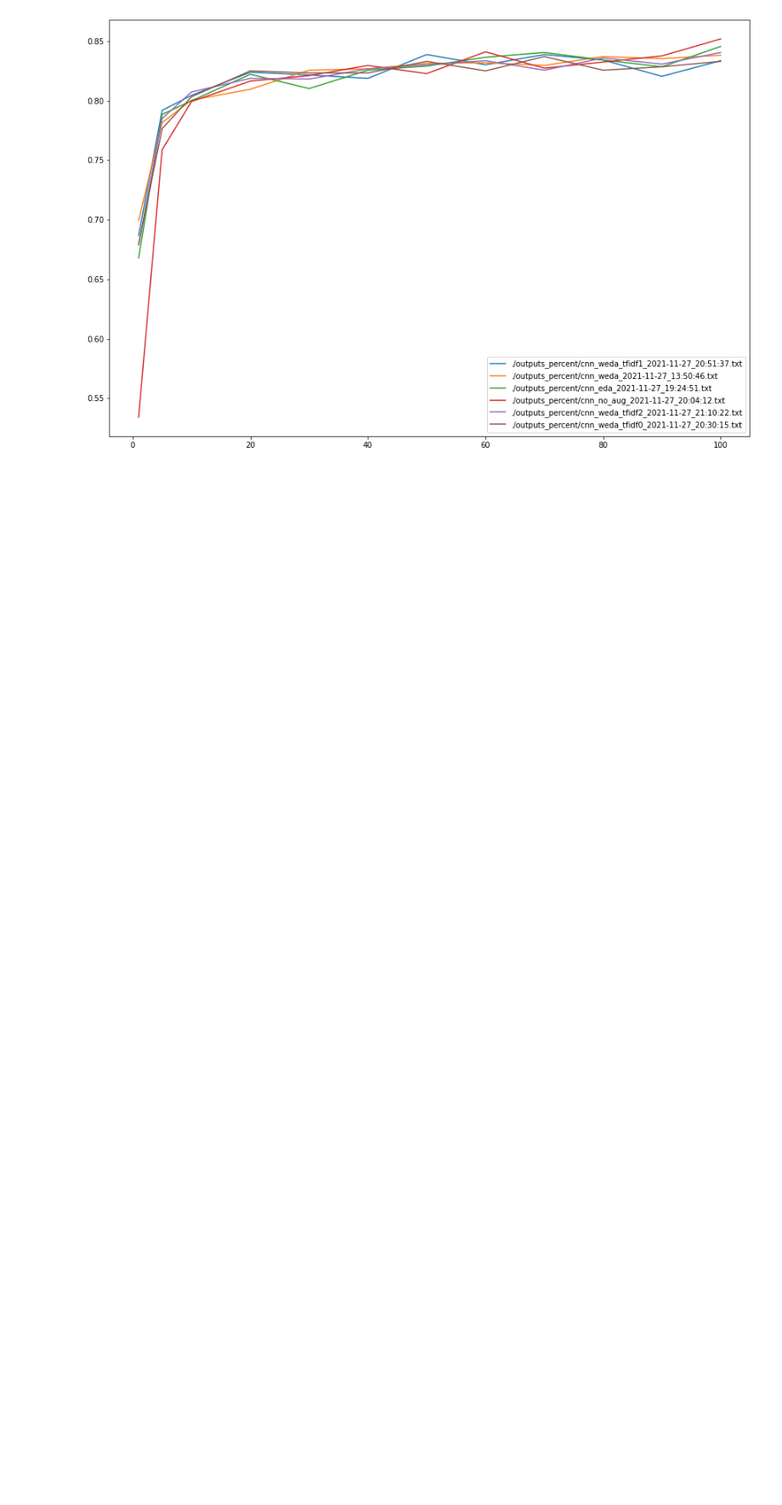
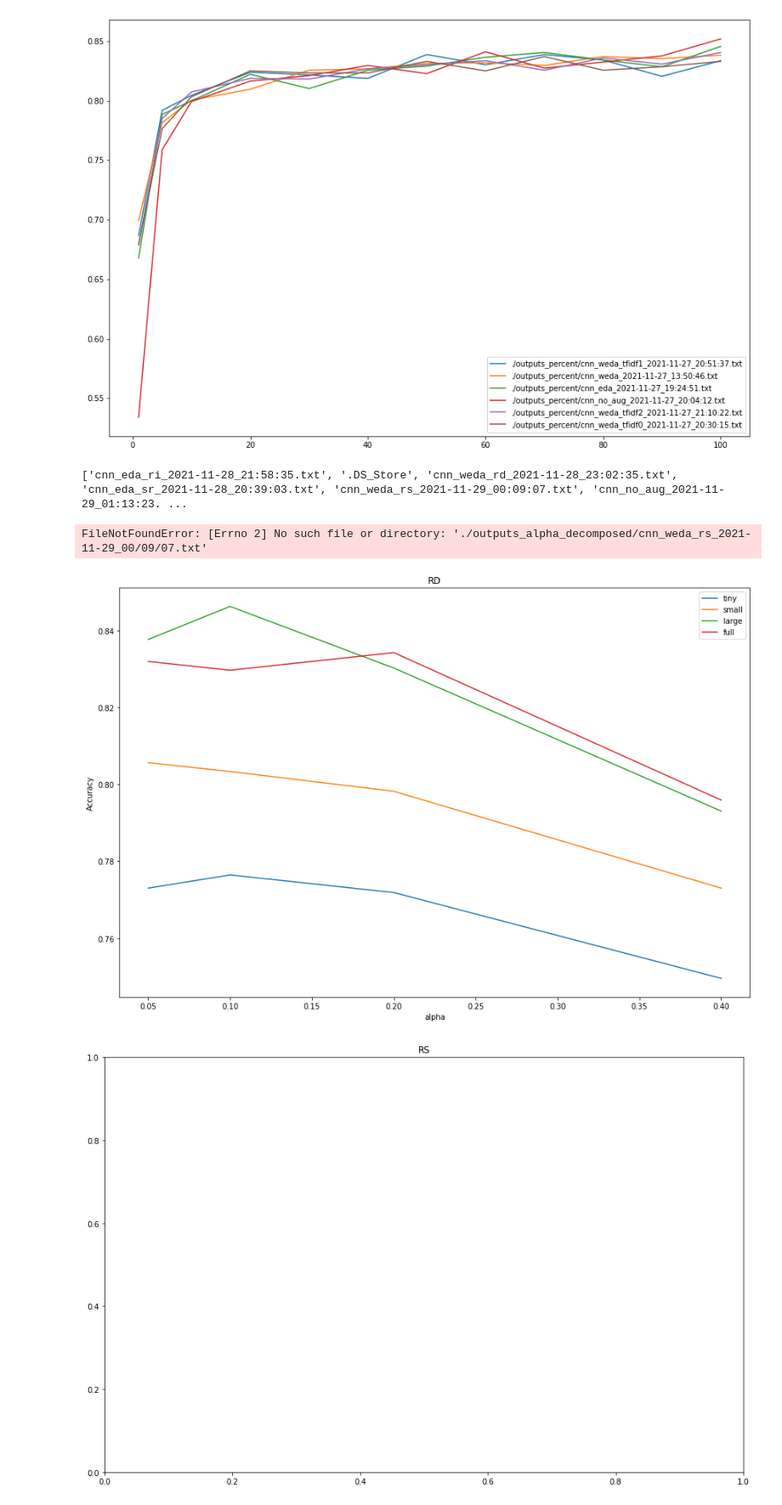
Before and after one commit to MarcelTorne/WEDA_nlp, a Jupyter notebook: Plot Creation.ipynb, the cells around one changed output. Shown: that part at 85% size. Saved outputs shown, nothing was run; the diff lists cells and outputs as text; code cells hidden in the pictures; blank space fills up the shorter version.

Commit message:
Add plots alpha decomposed

```diff
--- a/Plot Creation.ipynb
+++ b/Plot Creation.ipynb
@@ -71,0 +52,47 @@ plot_folder("./outputs_percent")
+# %%
+no_aug_filename = "cnn_no_aug_2021-11-29_01/13/23.txt"
+rd_file = "cnn_weda_rd_2021-11-28_23:02:35.txt"
+rs_file = "cnn_weda_rs_2021-11-29_00:09:07.txt"
+ri_file = "cnn_weda_ri_2021-11-28_21/58/35.txt"
+sr_file = "cnn_weda_sr_2021-11-28_20/39/03.txt"
+folder_name = "./outputs_alpha_decomposed/"
+
+print(os.listdir(folder_name))
+def get_info_from_file(start, size, filename, label):
+    end = start+size
+    file = open(filename, "r")
+    lines = file.readlines()
+    value_range = []
+    results = []
+
+    for line in lines[start:end]:
+        name, value = line.split(":")
+
+        value_range.append(float(name))
+        results.append(float(value))
+
+
+    plt.plot(value_range, results, label=label)
+
+def plot_alphas_decomposed():
+    methods = ["RD", "RS", "RI", "SR"]
+    methods_files = [rd_file, rs_file, ri_file, sr_file]
+
+    for method, file in zip(methods, methods_files):
+        plt.figure(figsize=(,10))
+        plt.title(method)
+        get_info_from_file(2, 4, folder_name+file, "tiny") # TODO: add num samples
+        get_info_from_file(8, 4, folder_name+file, "small")
+        get_info_from_file(14, 4, folder_name+file, "large")
+        get_info_from_file(20, 4, folder_name+file, "full")
+        plt.legend()
+        plt.xlabel("alpha")
+        plt.ylabel("Accuracy")
+
+
+plot_alphas_decomposed()
+# %% [output]
+['cnn_eda_ri_2021-11-28_21:58:35.txt', '.DS_Store', 'cnn_weda_rd_2021-11-28_23:02:35.txt', 'cnn_eda_sr_2021-11-28_20:39:03.txt', 'cnn_weda_rs_2021-11-29_00:09:07.txt', 'cnn_no_aug_2021-11-29_01:13:23. ...
+FileNotFoundError: [Errno 2] No such file or directory: './outputs_alpha_decomposed/cnn_weda_rs_2021-11-29_00/09/07.txt'
+[figure, added]
+[figure, added]
```
Also changed, not shown: parts of 2 cells of this notebook, 49 other files.
